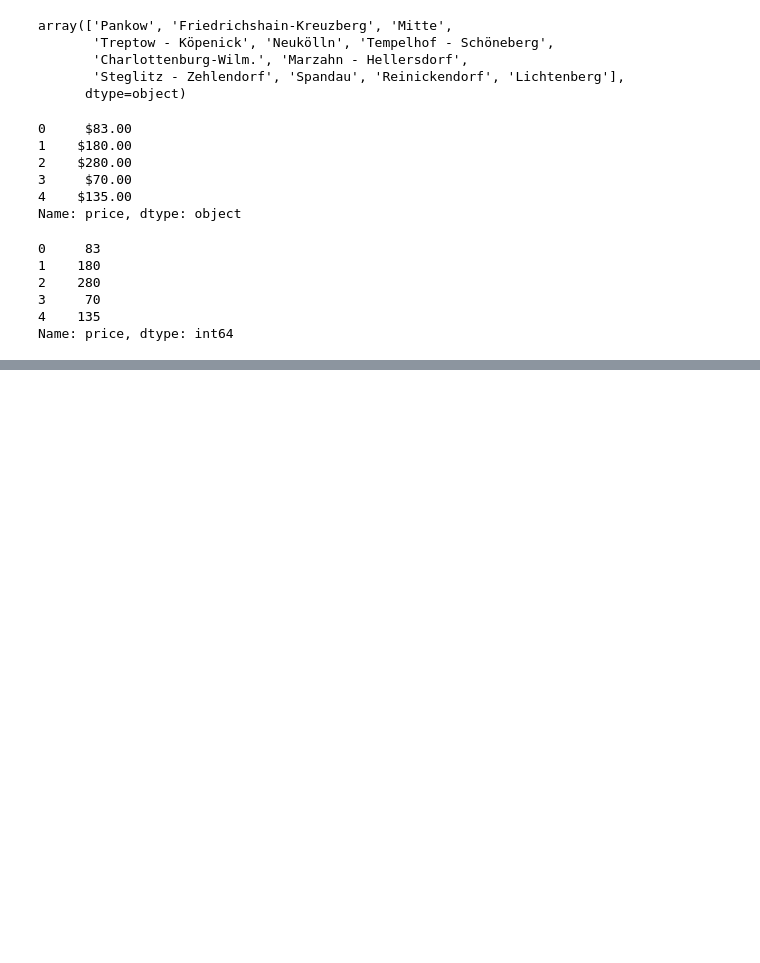
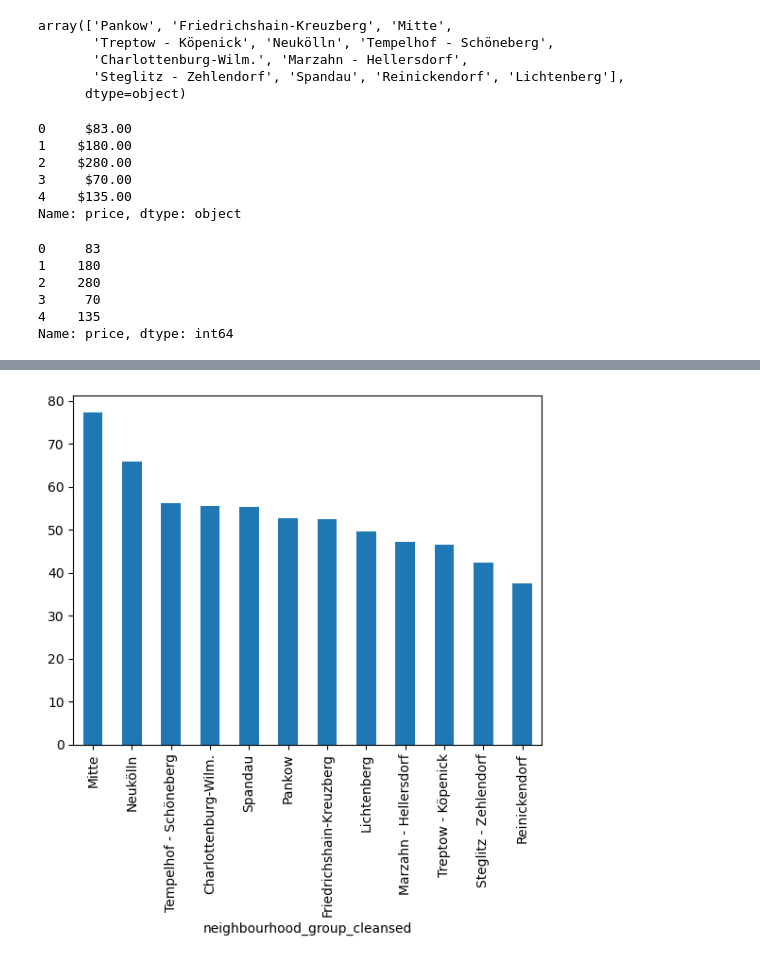
Before and after one commit to Daniel-Hutcheson/airbnb_berlin, a Jupyter notebook: main.ipynb, the cells around one changed output, grey strips where cells are left out. Cells and saved outputs as stored; diff of their text form; code cells hidden in the pictures; blank space fills up the shorter version.

```diff
--- a/main.ipynb
+++ b/main.ipynb
@@ -153,0 +167,4 @@ df_analyze = df_listing_cleaned.groupby(['neighbourhood_group_cleansed']).aggreg
+# %%
+(df_analyze.price/df_analyze.beds).sort_values(ascending=False).plot(kind='bar');
+# %% [output]
+[figure, added]
```
Also changed, not shown: parts of 1 cell of this notebook, 1 other file.
